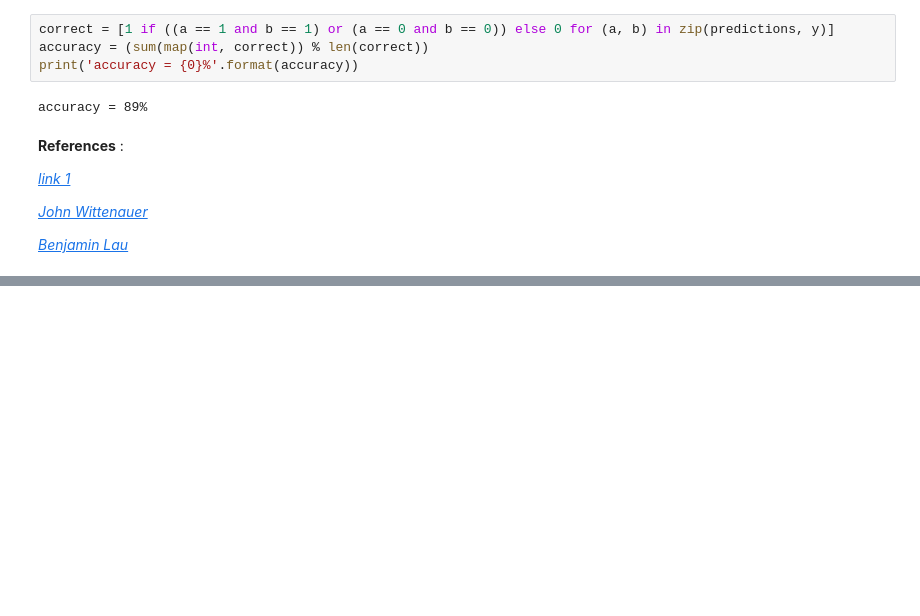
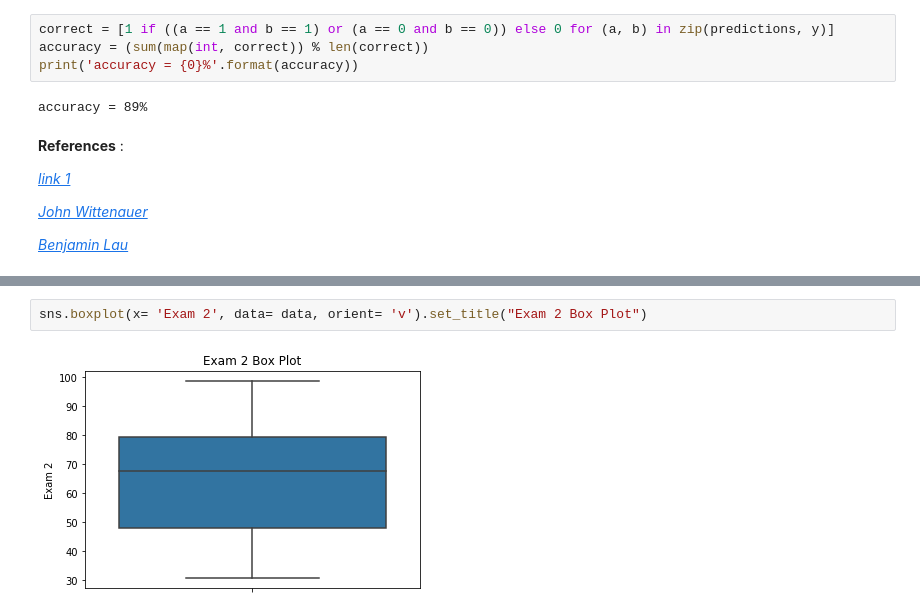
Before and after one commit to nandinijampala/SelfStudyNotes, a Jupyter notebook: Logistic_Regression/Logistic_Regression.ipynb, the cells around one changed output, grey strips where cells are left out. Cells and saved outputs as stored; diff of their text form; blank space fills up the shorter version.

```diff
--- a/Logistic_Regression/Logistic_Regression.ipynb
+++ b/Logistic_Regression/Logistic_Regression.ipynb
@@ -173,0 +244,4 @@ accuracy = 89%
+# %%
+sns.boxplot(x= 'Exam 2', data= data, orient= 'v').set_title("Exam 2 Box Plot")
+# %% [output]
+[figure, added]
```
Also changed, not shown: parts of 19 cells of this notebook, 8 other files.
